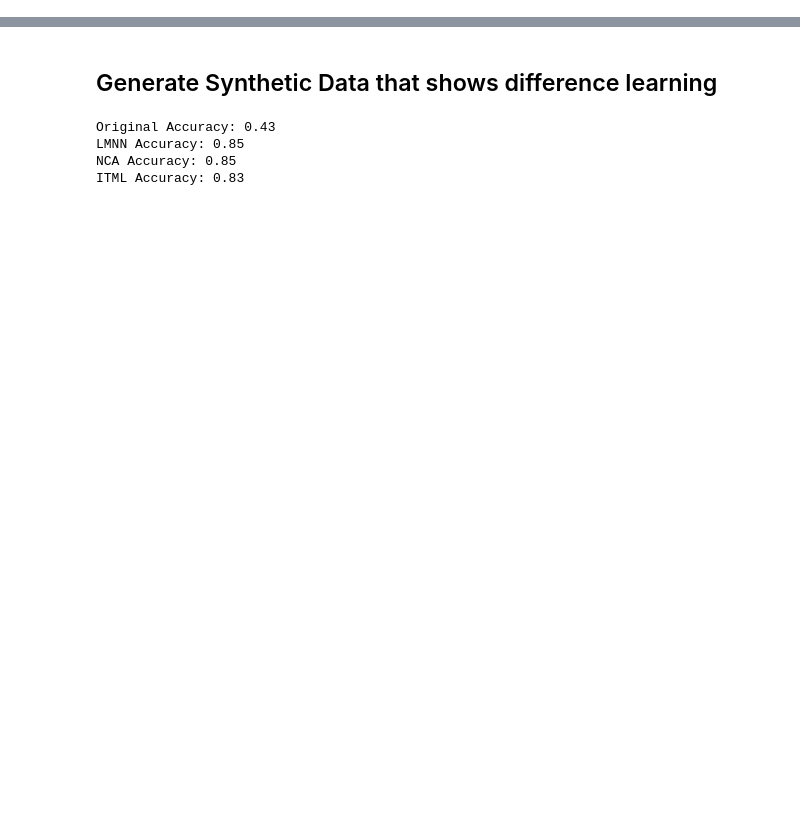
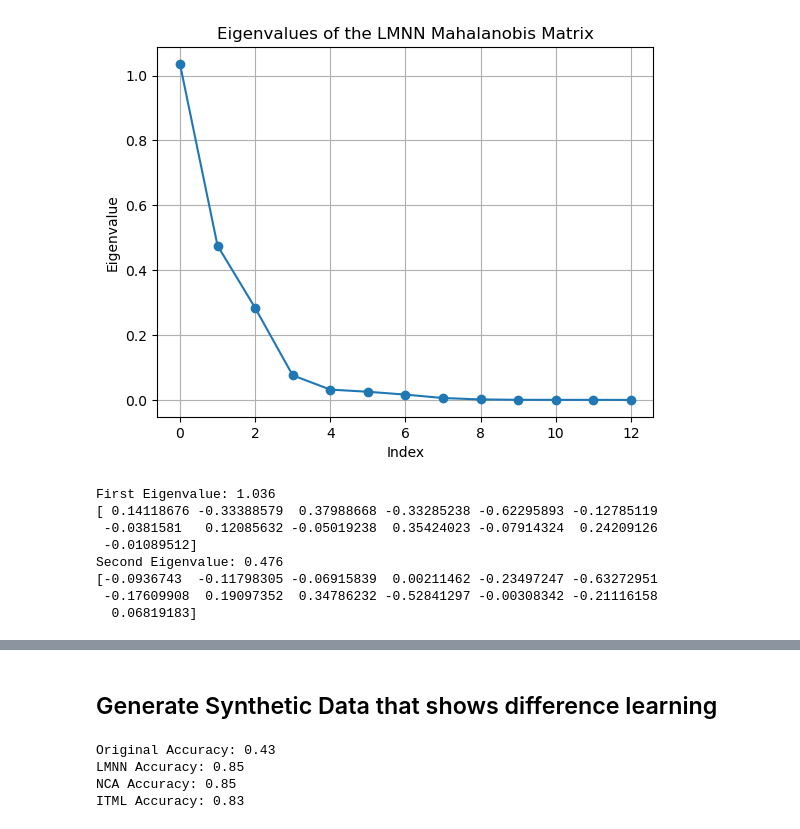
Before and after one commit to Evicten/sml_distance_learning, a Jupyter notebook: distance_learning.ipynb, the cells around one changed output, grey strips where cells are left out. Drawn from its saved outputs; the diff is of its cells as text; code cells hidden in the pictures; blank space fills up the shorter version.

```diff
--- a/distance_learning.ipynb
+++ b/distance_learning.ipynb
@@ -12,3 +49,7 @@ y = wine.data.targets
+# %%
+from sklearn.preprocessing import LabelEncoder
+label_encoder = LabelEncoder()
+y_encoded = label_encoder.fit_transform(y)
 # %%
 from sklearn.preprocessing import StandardScaler
 
@@ -16,7 +57,12 @@ from sklearn.preprocessing import StandardScaler
 scaler = StandardScaler()
 X_scaled = scaler.fit_transform(X)
 # %%
-from metric_learn import LMNN, NCA, ITML
+from metric_learn import LMNN, NCA, ITML_Supervised
 from sklearn.model_selection import train_test_split
 from sklearn.neighbors import KNeighborsClassifier
 from sklearn.metrics import accuracy_score
+
+# Split the dataset
+X_train, X_test, y_train, y_test = train_test_split(X_scaled, y_encoded, test_size=0.3, random_state=42)
+y_train = np.ravel(y_train)  # Convert to shape (n_samples,)
+y_test = np.ravel(y_test)
@@ -60,0 +316,38 @@ print(y.shape)
+# %%
+
+lmnn = LMNN(n_neighbors = 3,n_components=13,learn_rate=1e-6, regularization=0.368)
+lmnn.fit(X_test,y_test)
+M = lmnn.get_mahalanobis_matrix()
+eigenvalues, eigenvectors = np.linalg.eig(M)
+plt.plot(sorted(eigenvalues, reverse=True), marker='o')
+plt.title('Eigenvalues of the LMNN Mahalanobis Matrix')
+plt.xlabel('Index')
+plt.ylabel('Eigenvalue')
+plt.grid(True)
+plt.show()
+
+
+pairs = list(zip(eigenvalues,eigenvectors))
+sorted_pairs = sorted(pairs,key=lambda x : -1*abs(x[0]))
+
+fst_eigenvalue, fst_eigenvector = sorted_pairs[0]
+snd_eigenvalue, snd_eigenvector = sorted_pairs[1]
+
+print(f"First Eigenvalue: {fst_eigenvalue:.3f}")
+print(fst_eigenvector)
+print(f"Second Eigenvalue: {snd_eigenvalue:.3f}")
+print(snd_eigenvector)
+
+
+
+# See eigenvectors corresponding to highest eigenvalues to see possible dominance of some features
+# %% [output]
+[figure, added]
+First Eigenvalue: 1.036
+[ 0.14118676 -0.33388579  0.37988668 -0.33285238 -0.62295893 -0.12785119
+ -0.0381581   0.12085632 -0.05019238  0.35424023 -0.07914324  0.24209126
+ -0.01089512]
+Second Eigenvalue: 0.476
+[-0.0936743  -0.11798305 -0.06915839  0.00211462 -0.23497247 -0.63272951
+ -0.17609908  0.19097352  0.34786232 -0.52841297 -0.00308342 -0.21116158
+  0.06819183]
```
Also changed, not shown: parts of 21 cells of this notebook.
